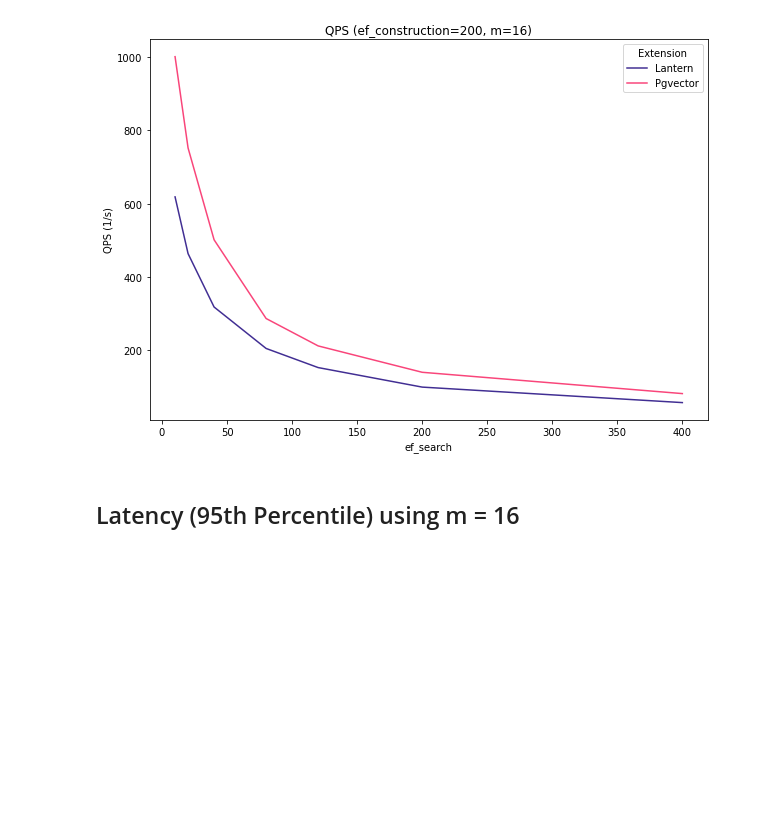
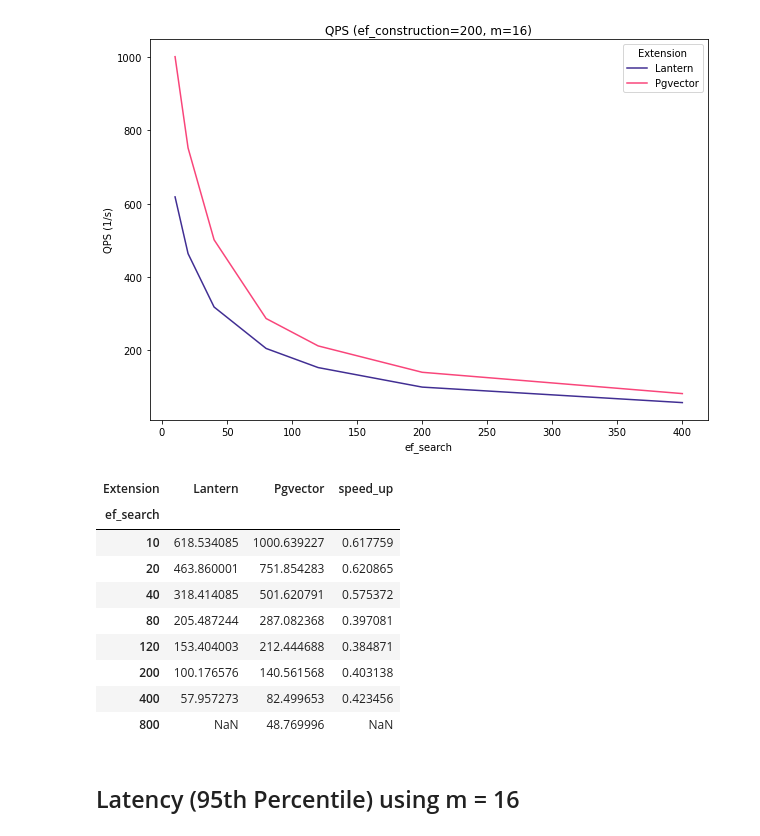
Before and after one commit to binidxaba/lantern-pgvector-comparison, a Jupyter notebook: Results-Comparison-Lantern-Pgvector.ipynb, the cells around one changed output. Cells and saved outputs as stored; diff of their text form; code cells hidden in the pictures; blank space fills up the shorter version.

```diff
--- a/Results-Comparison-Lantern-Pgvector.ipynb
+++ b/Results-Comparison-Lantern-Pgvector.ipynb
@@ -207,6 +207,20 @@ ax.set_title(f"QPS (ef_construction={ef_construction}, m={m})")
 # %% [output]
 Text(0.5, 1.0, 'QPS (ef_construction=200, m=16)')
 [figure]
+# %%
+results_piv["speed_up"] = (results_piv["Pgvector"] - results_piv["Lantern"])/results_piv["Lantern"]
+results_piv
+# %% [output]
+| Extension | Lantern | Pgvector | speed_up |
+| ef_search |  |  |  |
+| 10 | 618.534085 | 1000.639227 | 0.617759 |
+| 20 | 463.860001 | 751.854283 | 0.620865 |
+| 40 | 318.414085 | 501.620791 | 0.575372 |
+| 80 | 205.487244 | 287.082368 | 0.397081 |
+| 120 | 153.404003 | 212.444688 | 0.384871 |
+| 200 | 100.176576 | 140.561568 | 0.403138 |
+| 400 | 57.957273 | 82.499653 | 0.423456 |
+| 800 | NaN | 48.769996 | NaN |
 # %% [markdown]
 ## Latency (95th Percentile) using m = 16
 # %%
```
Also changed, not shown: parts of 3 cells of this notebook, 1 other file.
